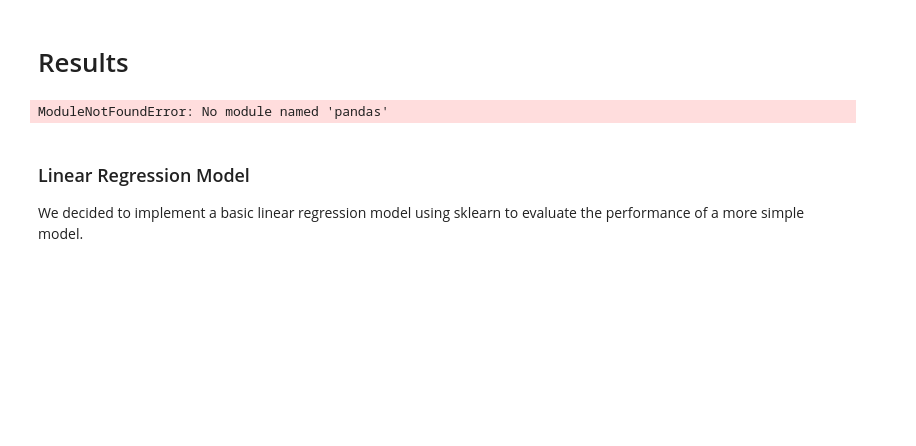
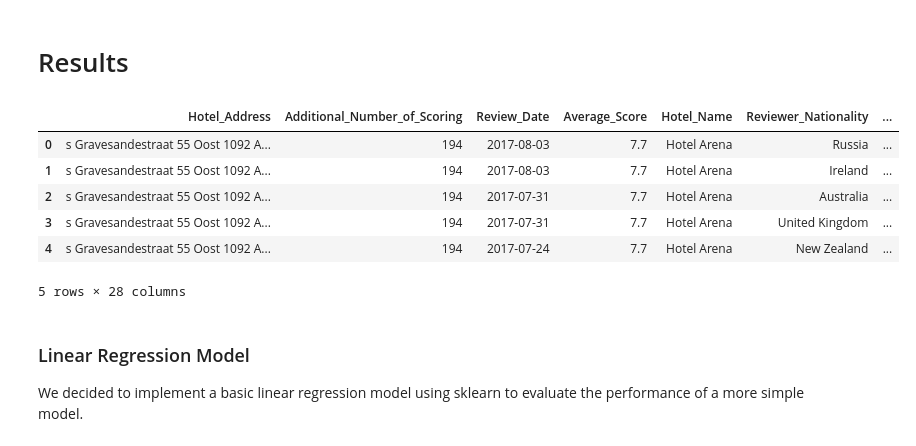
Before and after one commit to WidjanarkoJoshua/Group008-Sp22, a Jupyter notebook: FinalProject_group008.ipynb, the cells around one changed output. Cells and saved outputs as stored; diff of their text form; code cells hidden in the pictures; blank space fills up the shorter version.

```diff
--- a/FinalProject_group008.ipynb
+++ b/FinalProject_group008.ipynb
@@ -72,12 +72,18 @@ We also used mean squared error to determine how well our models worked. In addi
 # %%
 import pandas as pd
 import matplotlib.pyplot as plt
 import numpy as np
-import seaborn as sns
-hotel = pd.read_csv("https://www.dropbox.com/s/58pkhlzvu3mlvg0/Hotel_Reviews.csv?dl=1")
+import seaborn as snsh
+hotel = pd.read_csv("https://www.dropbox.com/s/eyw03t7an6bsqek/Hotel_Reviews_clean.csv?dl=1",index_col=[0])
 hotel.head()
 # %% [output]
+|  | Hotel_Address | Additional_Number_of_Scoring | Review_Date | Average_Score | Hotel_Name | Reviewer_Nationality | ... |
+| 0 | s Gravesandestraat 55 Oost 1092 A... | 194 | 2017-08-03 | 7.7 | Hotel Arena | Russia | ... |
+| 1 | s Gravesandestraat 55 Oost 1092 A... | 194 | 2017-08-03 | 7.7 | Hotel Arena | Ireland | ... |
+| 2 | s Gravesandestraat 55 Oost 1092 A... | 194 | 2017-07-31 | 7.7 | Hotel Arena | Australia | ... |
+| 3 | s Gravesandestraat 55 Oost 1092 A... | 194 | 2017-07-31 | 7.7 | Hotel Arena | United Kingdom | ... |
+| 4 | s Gravesandestraat 55 Oost 1092 A... | 194 | 2017-07-24 | 7.7 | Hotel Arena | New Zealand | ... |
-ModuleNotFoundError: No module named 'pandas'
+5 rows × 28 columns
 # %% [markdown]
 ### Linear Regression Model
 We decided to implement a basic linear regression model using sklearn to evaluate the performance of a more simple model.
```
Also changed, not shown: parts of 35 cells of this notebook.
